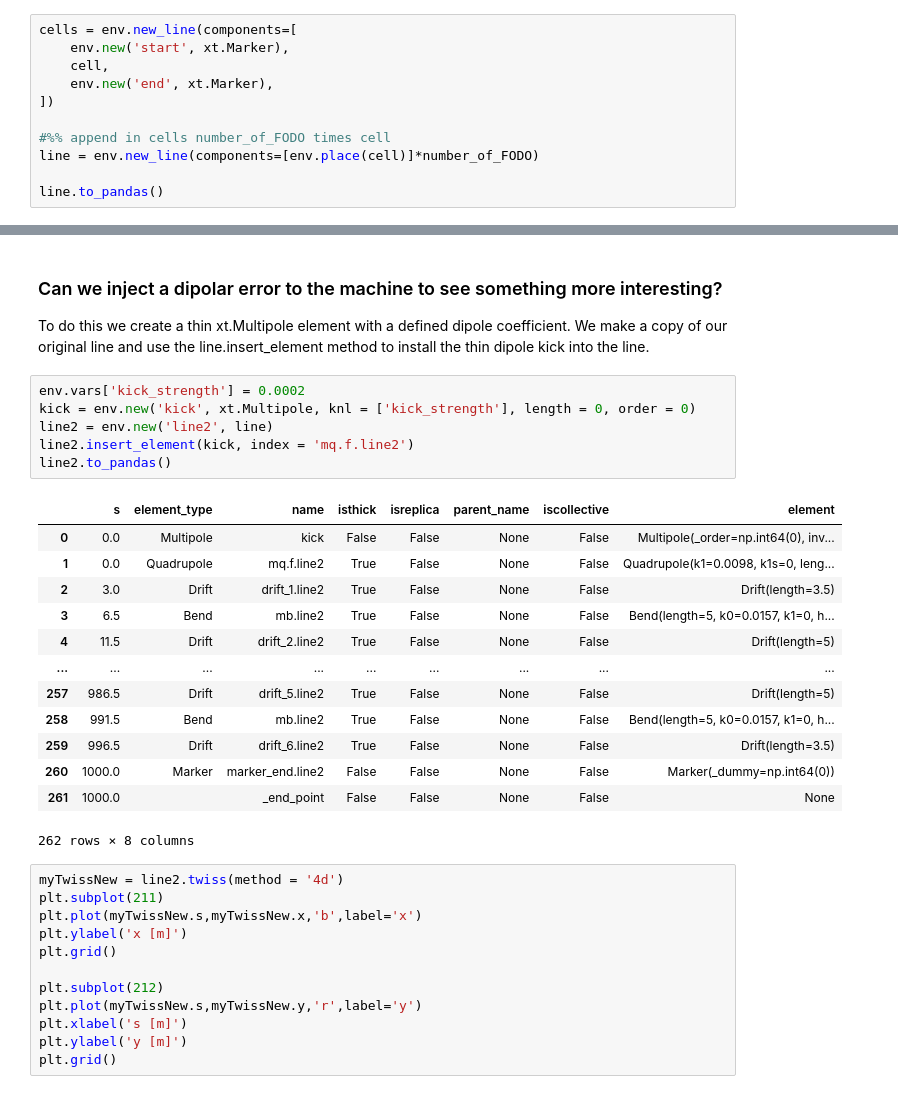
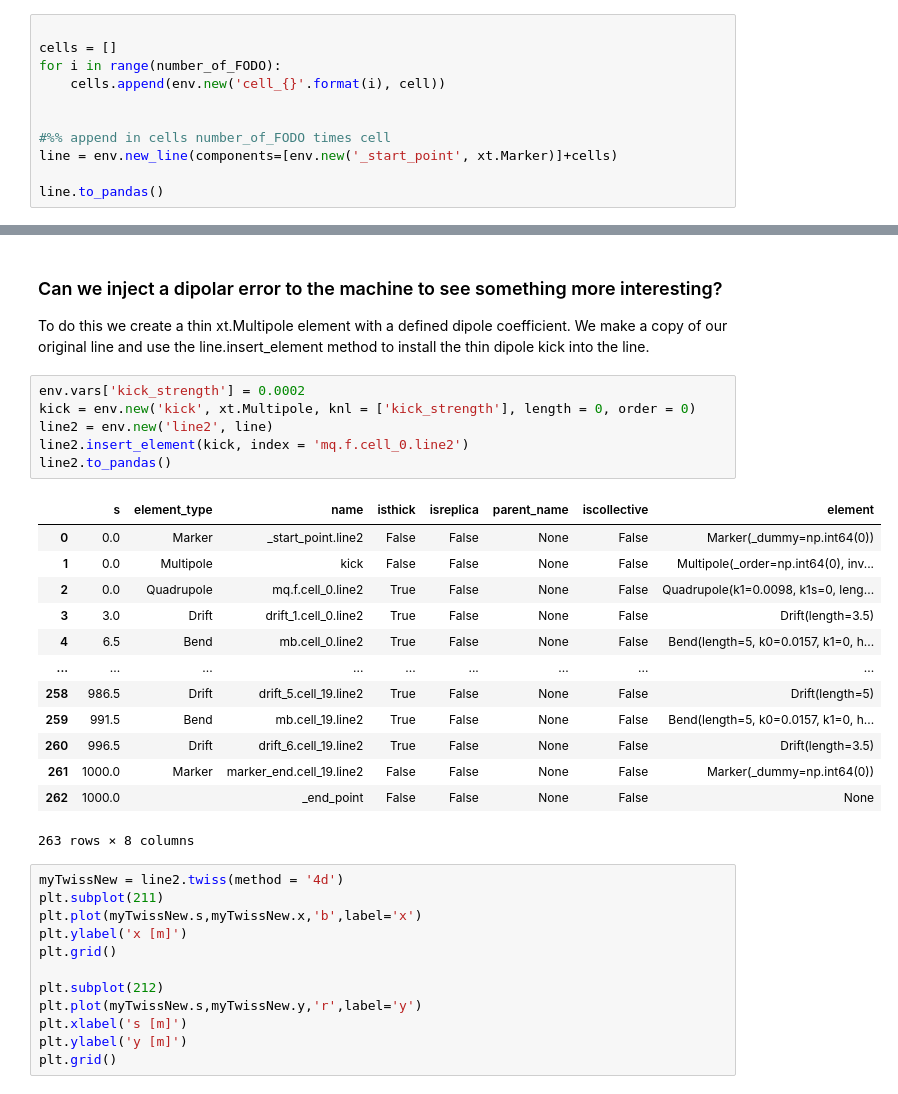
Before and after one commit to sterbini/AAP_CAS, a Jupyter notebook: exercises/solutions/Exercise2/Exercise2.ipynb, the cells around one changed output, grey strips where cells are left out. Drawn from its saved outputs; the diff is of its cells as text.

```diff
--- a/exercises/solutions/Exercise2/Exercise2.ipynb
+++ b/exercises/solutions/Exercise2/Exercise2.ipynb
@@ -79,14 +111,14 @@ cell.to_pandas()
 | 12 | 50.0 | Marker | marker_end | False | False | None | False | Marker(_dummy=np.int64(0)) |
 | 13 | 50.0 |  | _end_point | False | False | None | False | None |
 # %%
-cells = env.new_line(components=[
-    env.new('start', xt.Marker),
-    cell,
-    env.new('end', xt.Marker),
-])
+
+cells = []
+for i in range(number_of_FODO):
+    cells.append(env.new('cell_{}'.format(i), cell))
+
 
 #%% append in cells number_of_FODO times cell
-line = env.new_line(components=[env.place(cell)]*number_of_FODO)
+line = env.new_line(components=[env.new('_start_point', xt.Marker)]+cells)
 
 line.to_pandas()
 # %% [output]
@@ -192,23 +224,23 @@ To do this we create a thin xt.Multipole element with a defined dipole coefficie
 # %%
 env.vars['kick_strength'] = 0.0002
 kick = env.new('kick', xt.Multipole, knl = ['kick_strength'], length = 0, order = 0)
 line2 = env.new('line2', line)
-line2.insert_element(kick, index = 'mq.f.line2')
+line2.insert_element(kick, index = 'mq.f.cell_0.line2')
 line2.to_pandas()
 # %% [output]
 |  | s | element_type | name | isthick | isreplica | parent_name | iscollective | element |
-| 0 | 0.0 | Multipole | kick | False | False | None | False | Multipole(_order=np.int64(0), inv... |
-| 1 | 0.0 | Quadrupole | mq.f.line2 | True | False | None | False | Quadrupole(k1=0.0098, k1s=0, leng... |
-| 2 | 3.0 | Drift | drift_1.line2 | True | False | None | False | Drift(length=3.5) |
-| 3 | 6.5 | Bend | mb.line2 | True | False | None | False | Bend(length=5, k0=0.0157, k1=0, h... |
-| 4 | 11.5 | Drift | drift_2.line2 | True | False | None | False | Drift(length=5) |
+| 0 | 0.0 | Marker | _start_point.line2 | False | False | None | False | Marker(_dummy=np.int64(0)) |
+| 1 | 0.0 | Multipole | kick | False | False | None | False | Multipole(_order=np.int64(0), inv... |
+| 2 | 0.0 | Quadrupole | mq.f.cell_0.line2 | True | False | None | False | Quadrupole(k1=0.0098, k1s=0, leng... |
+| 3 | 3.0 | Drift | drift_1.cell_0.line2 | True | False | None | False | Drift(length=3.5) |
+| 4 | 6.5 | Bend | mb.cell_0.line2 | True | False | None | False | Bend(length=5, k0=0.0157, k1=0, h... |
 | ... | ... | ... | ... | ... | ... | ... | ... | ... |
-| 257 | 986.5 | Drift | drift_5.line2 | True | False | None | False | Drift(length=5) |
-| 258 | 991.5 | Bend | mb.line2 | True | False | None | False | Bend(length=5, k0=0.0157, k1=0, h... |
-| 259 | 996.5 | Drift | drift_6.line2 | True | False | None | False | Drift(length=3.5) |
-| 260 | 1000.0 | Marker | marker_end.line2 | False | False | None | False | Marker(_dummy=np.int64(0)) |
-| 261 | 1000.0 |  | _end_point | False | False | None | False | None |
+| 258 | 986.5 | Drift | drift_5.cell_19.line2 | True | False | None | False | Drift(length=5) |
+| 259 | 991.5 | Bend | mb.cell_19.line2 | True | False | None | False | Bend(length=5, k0=0.0157, k1=0, h... |
+| 260 | 996.5 | Drift | drift_6.cell_19.line2 | True | False | None | False | Drift(length=3.5) |
+| 261 | 1000.0 | Marker | marker_end.cell_19.line2 | False | False | None | False | Marker(_dummy=np.int64(0)) |
+| 262 | 1000.0 |  | _end_point | False | False | None | False | None |
-262 rows × 8 columns
+263 rows × 8 columns
 # %%
 myTwissNew = line2.twiss(method = '4d')
 plt.subplot(211)
```
Also changed, not shown: parts of 31 cells of this notebook.
